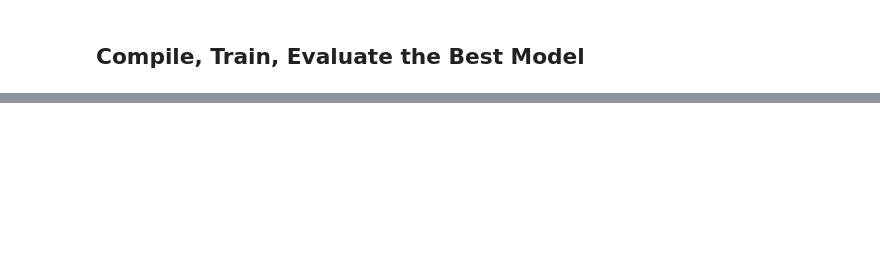
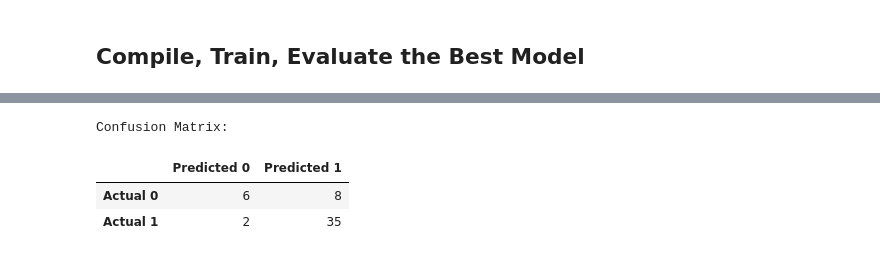
Before and after one commit to alyssahondrade/ml-perspectives-on-voice-disorder-diagnosis, a Jupyter notebook: notebooks/06a_ml_test.ipynb, the cells around one changed output, grey strips where cells are left out. Cells and saved outputs as stored; diff of their text form; code cells hidden in the pictures; blank space fills up the shorter version.

```diff
--- a/notebooks/06a_ml_test.ipynb
+++ b/notebooks/06a_ml_test.ipynb
@@ -542,0 +542,19 @@ current_time.second
+# %%
+# Display the confusion matrix
+cmatrix = confusion_matrix(y_test, clean_predicted)
+
+# Convert the matrix to a DataFrame
+cmatrix_df = pd.DataFrame(
+    cmatrix,
+    index = ["Actual 0", "Actual 1"],
+    columns = ["Predicted 0", "Predicted 1"]
+)
+
+# Display the confusion matrix
+print("Confusion Matrix:")
+cmatrix_df
+# %% [output]
+Confusion Matrix:
+|  | Predicted 0 | Predicted 1 |
+| Actual 0 | 6 | 8 |
+| Actual 1 | 2 | 35 |
```
Also changed, not shown: parts of 23 cells of this notebook, 12 other files.
